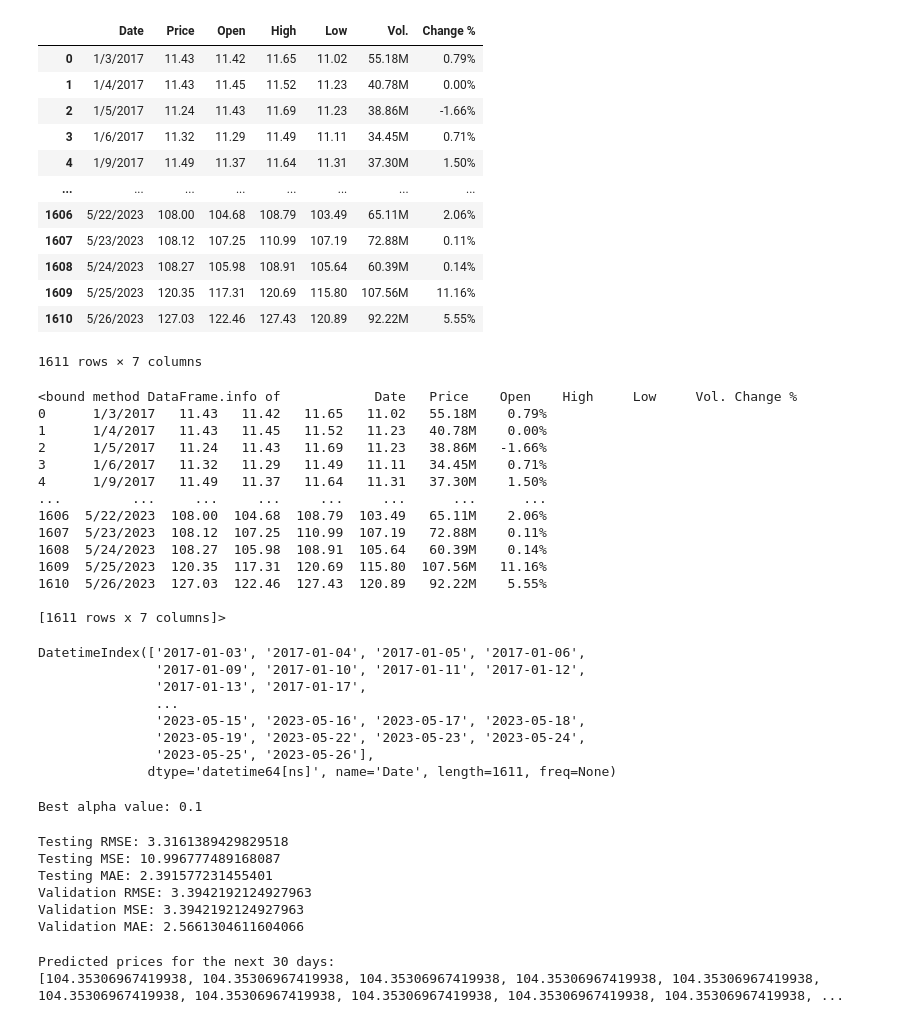
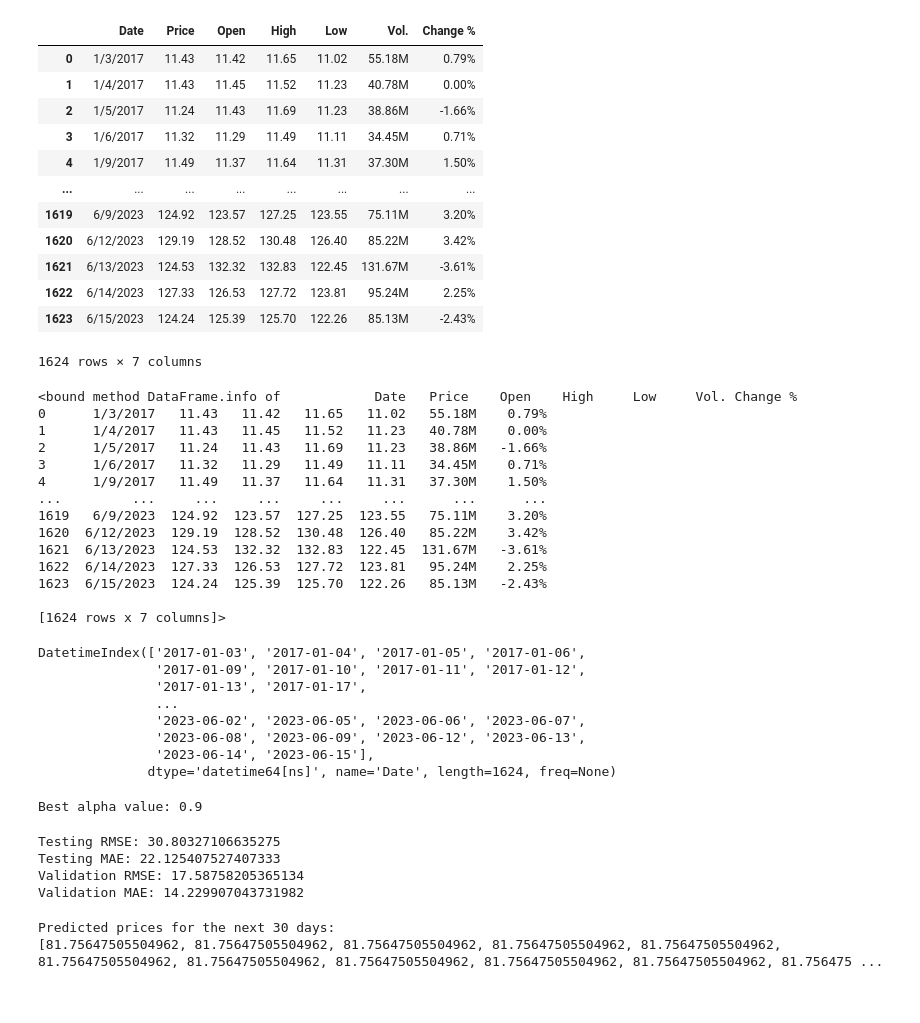
Before and after one commit to dangnghiepcuong/IS403.N21.HTTT_Nhom2, a Jupyter notebook: 6. ETS/SES_model.ipynb, the cells around one changed output. Saved outputs shown, nothing was run; the diff lists cells and outputs as text; code cells hidden in the pictures.

```diff
--- a/6. ETS/SES_model.ipynb
+++ b/6. ETS/SES_model.ipynb
@@ -8,22 +8,22 @@ from statsmodels.tsa.api import SimpleExpSmoothing
 import matplotlib.pyplot as plt
 from sklearn.metrics import accuracy_score, precision_score, recall_score, f1_score, mean_squared_error, mean_absolute_error
 # %%
-df = pd.read_csv('../../Datasets/AMD Historical Data.csv')
+df = pd.read_csv('../Datasets/AMD Historical Data.csv')
 df
 # %% [output]
 |  | Date | Price | Open | High | Low | Vol. | Change % |
 | 0 | 1/3/2017 | 11.43 | 11.42 | 11.65 | 11.02 | 55.18M | 0.79% |
 | 1 | 1/4/2017 | 11.43 | 11.45 | 11.52 | 11.23 | 40.78M | 0.00% |
 | 2 | 1/5/2017 | 11.24 | 11.43 | 11.69 | 11.23 | 38.86M | -1.66% |
 | 3 | 1/6/2017 | 11.32 | 11.29 | 11.49 | 11.11 | 34.45M | 0.71% |
 | 4 | 1/9/2017 | 11.49 | 11.37 | 11.64 | 11.31 | 37.30M | 1.50% |
 | ... | ... | ... | ... | ... | ... | ... | ... |
-| 1606 | 5/22/2023 | 108.00 | 104.68 | 108.79 | 103.49 | 65.11M | 2.06% |
-| 1607 | 5/23/2023 | 108.12 | 107.25 | 110.99 | 107.19 | 72.88M | 0.11% |
-| 1608 | 5/24/2023 | 108.27 | 105.98 | 108.91 | 105.64 | 60.39M | 0.14% |
-| 1609 | 5/25/2023 | 120.35 | 117.31 | 120.69 | 115.80 | 107.56M | 11.16% |
-| 1610 | 5/26/2023 | 127.03 | 122.46 | 127.43 | 120.89 | 92.22M | 5.55% |
+| 1619 | 6/9/2023 | 124.92 | 123.57 | 127.25 | 123.55 | 75.11M | 3.20% |
+| 1620 | 6/12/2023 | 129.19 | 128.52 | 130.48 | 126.40 | 85.22M | 3.42% |
+| 1621 | 6/13/2023 | 124.53 | 132.32 | 132.83 | 122.45 | 131.67M | -3.61% |
+| 1622 | 6/14/2023 | 127.33 | 126.53 | 127.72 | 123.81 | 95.24M | 2.25% |
+| 1623 | 6/15/2023 | 124.24 | 125.39 | 125.70 | 122.26 | 85.13M | -2.43% |
-1611 rows × 7 columns
+1624 rows × 7 columns
 # %%
 df.info
 # %% [output]
@@ -34,13 +34,13 @@ df.info
 3      1/6/2017   11.32   11.29   11.49   11.11   34.45M    0.71%
 4      1/9/2017   11.49   11.37   11.64   11.31   37.30M    1.50%
 ...         ...     ...     ...     ...     ...      ...      ...
-1606  5/22/2023  108.00  104.68  108.79  103.49   65.11M    2.06%
-1607  5/23/2023  108.12  107.25  110.99  107.19   72.88M    0.11%
-1608  5/24/2023  108.27  105.98  108.91  105.64   60.39M    0.14%
-1609  5/25/2023  120.35  117.31  120.69  115.80  107.56M   11.16%
-1610  5/26/2023  127.03  122.46  127.43  120.89   92.22M    5.55%
+1619   6/9/2023  124.92  123.57  127.25  123.55   75.11M    3.20%
+1620  6/12/2023  129.19  128.52  130.48  126.40   85.22M    3.42%
+1621  6/13/2023  124.53  132.32  132.83  122.45  131.67M   -3.61%
+1622  6/14/2023  127.33  126.53  127.72  123.81   95.24M    2.25%
+1623  6/15/2023  124.24  125.39  125.70  122.26   85.13M   -2.43%
 
-[1611 rows x 7 columns]>
+[1624 rows x 7 columns]>
 # %%
 # Convert the 'Date' column to datetime format
 df['Date'] = pd.to_datetime(df['Date'])
@@ -54,10 +54,10 @@ DatetimeIndex(['2017-01-03', '2017-01-04', '2017-01-05', '2017-01-06',
                '2017-01-09', '2017-01-10', '2017-01-11', '2017-01-12',
                '2017-01-13', '2017-01-17',
                ...
-               '2023-05-15', '2023-05-16', '2023-05-17', '2023-05-18',
-               '2023-05-19', '2023-05-22', '2023-05-23', '2023-05-24',
-               '2023-05-25', '2023-05-26'],
-              dtype='datetime64[ns]', name='Date', length=1611, freq=None)
+               '2023-06-02', '2023-06-05', '2023-06-06', '2023-06-07',
+               '2023-06-08', '2023-06-09', '2023-06-12', '2023-06-13',
+               '2023-06-14', '2023-06-15'],
+              dtype='datetime64[ns]', name='Date', length=1624, freq=None)
 # %%
 df = df[['Price']]
 df = df.dropna() # Drop missing values
@@ -85,7 +85,7 @@ for alpha in np.arange(0.1, 1.0, 0.1):
 
 print("Best alpha value:", best_alpha)
 # %% [output]
-Best alpha value: 0.1
+Best alpha value: 0.9
 # %%
 # Training on the train set and testing on the test set
 history = train_data.Price.tolist()
@@ -120,19 +120,17 @@ valid_mse = mean_squared_error(yval, y_pred_val)
 valid_mae = mean_absolute_error(yval, y_pred_val)
 
 print('Testing RMSE:', test_rmse)
-print('Testing MSE:', test_mse)
+# print('Testing MSE:', test_mse)
 print('Testing MAE:', test_mae)
 
 print('Validation RMSE:', valid_rmse)
-print('Validation MSE:', valid_rmse)
+# print('Validation MSE:', valid_rmse)
 print('Validation MAE:', valid_mae)
 # %% [output]
-Testing RMSE: 3.3161389429829518
-Testing MSE: 10.996777489168087
-Testing MAE: 2.391577231455401
-Validation RMSE: 3.3942192124927963
-Validation MSE: 3.3942192124927963
-Validation MAE: 2.5661304611604066
+Testing RMSE: 30.80327106635275
+Testing MAE: 22.125407527407333
+Validation RMSE: 17.58758205365134
+Validation MAE: 14.229907043731982
 # %%
 # The process of creating index predict next 30 days
 
@@ -160,7 +158,7 @@ print('Predicted prices for the next 30 days:')
 print(y_next_30_days)
 # %% [output]
 Predicted prices for the next 30 days:
-[104.35306967419938, 104.35306967419938, 104.35306967419938, 104.35306967419938, 104.35306967419938, 104.35306967419938, 104.35306967419938, 104.35306967419938, 104.35306967419938, 104.35306967419938, ...
+[81.75647505504962, 81.75647505504962, 81.75647505504962, 81.75647505504962, 81.75647505504962, 81.75647505504962, 81.75647505504962, 81.75647505504962, 81.75647505504962, 81.75647505504962, 81.756475 ...
 # %%
 print(last_date)
 # %% [output]
```
Also changed, not shown: parts of 3 cells of this notebook, 9 other files.
